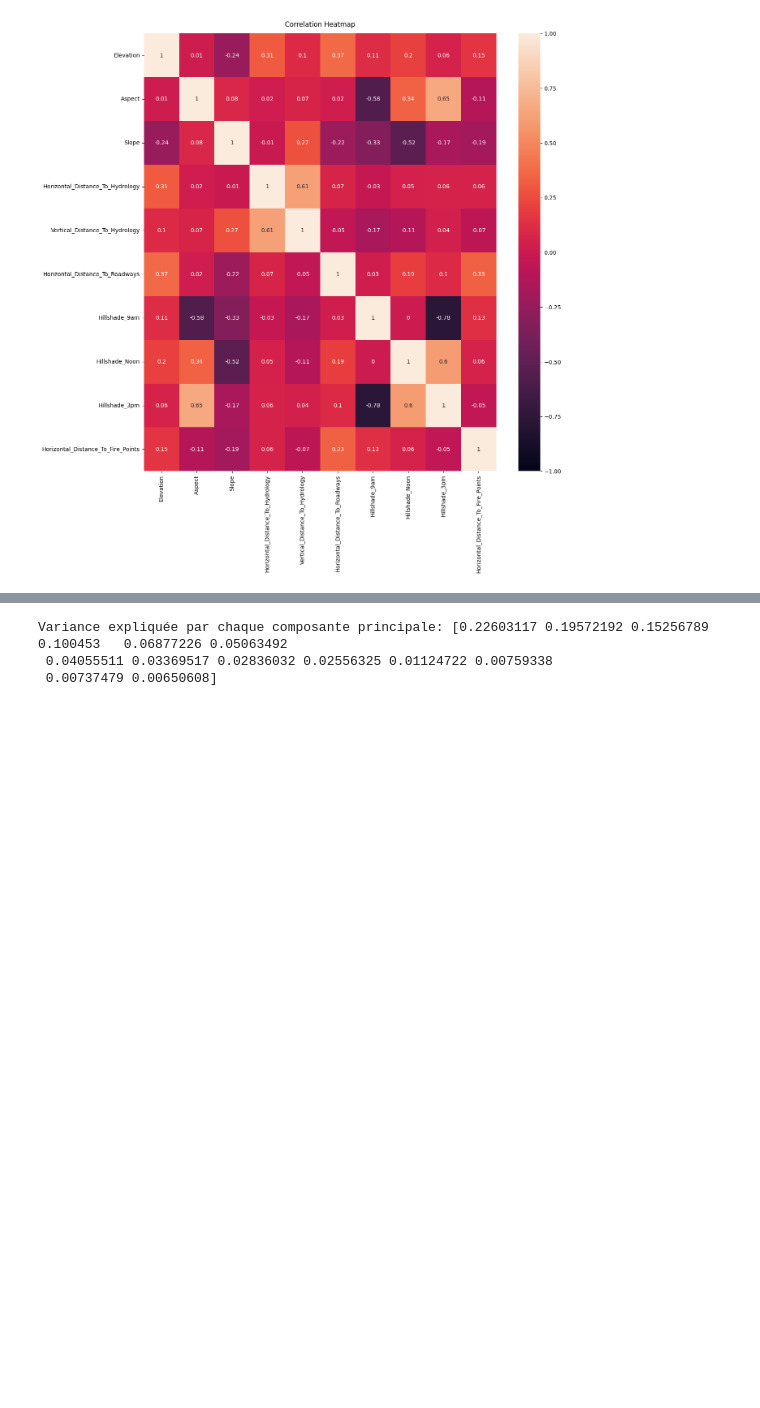
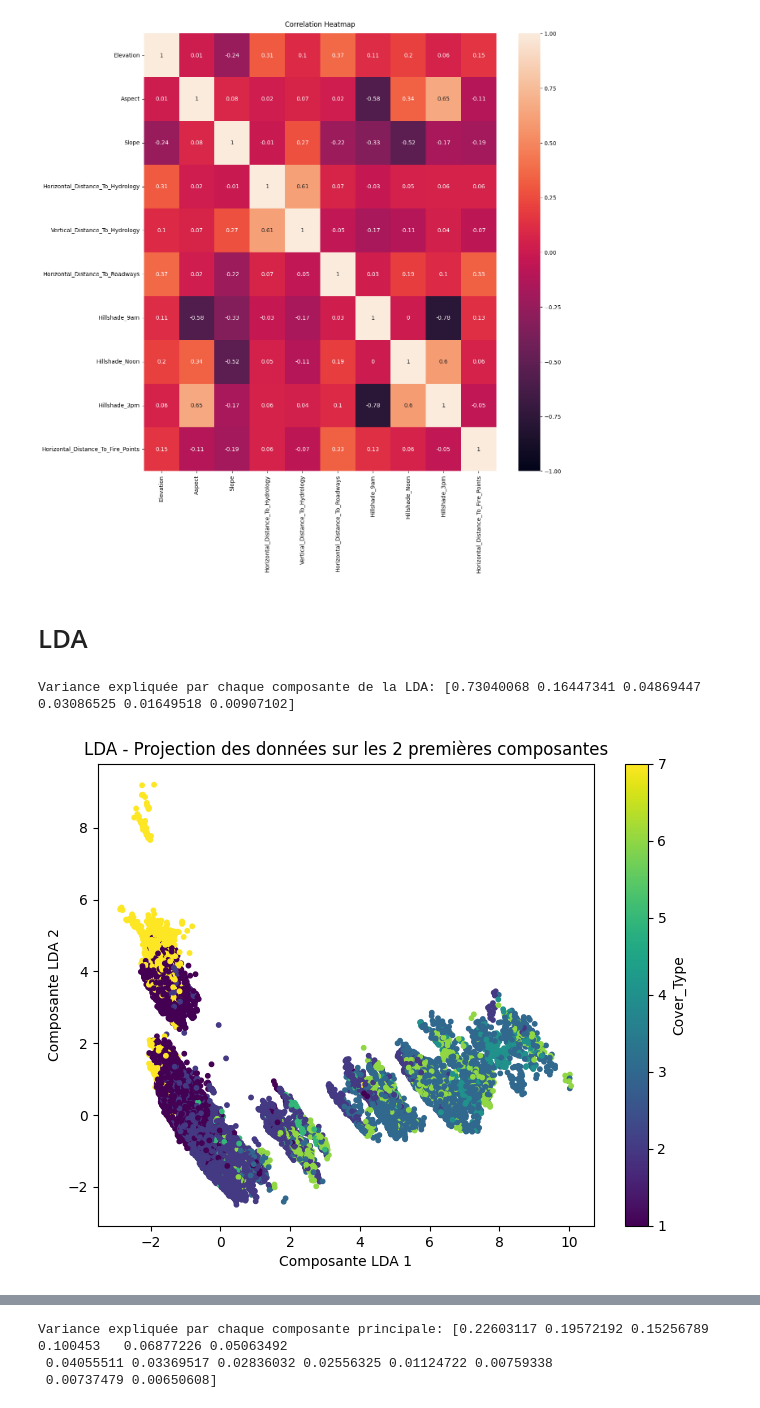
Before and after one commit to raphbrd/M2-data-challenge, a Jupyter notebook: TP_classification-1.ipynb, the cells around one changed output, grey strips where cells are left out. Drawn from its saved outputs; the diff is of its cells as text; code cells hidden in the pictures; blank space fills up the shorter version.

```diff
--- a/TP_classification-1.ipynb
+++ b/TP_classification-1.ipynb
@@ -14,6 +14,7 @@ from sklearn.metrics import accuracy_score, classification_report, confusion_mat
 from sklearn.ensemble import RandomForestClassifier
 # %%
 df_train = pd.read_csv('./data/forest-cover-type/train.csv', index_col=0 )
+X_test = pd.read_csv('./data/forest-cover-type/test.csv', index_col=0 )
 # %%
 df_train
 # %% [output]
@@ -76,7 +77,7 @@ X = df_train.drop(columns=['Cover_Type'])
 y = df_train['Cover_Type']
 # %%
 # divise les données
-X_train, X_test, y_train, y_test = train_test_split(X, y, test_size=0.25, random_state=42)
+X_train, X_val, y_train, y_val = train_test_split(X, y, test_size=0.25, random_state=42)
 # %%
 
 columns_to_keep = ['Wilderness_Area1',
@@ -94,11 +95,43 @@ columns_to_keep = ['Wilderness_Area1',
 columns_to_norm = [col for col in X.columns if col not in columns_to_keep]
 
 X_train_scaled = X_train.copy()
+X_val_scaled = X_val.copy()
 X_test_scaled = X_test.copy()
 
 scaler = StandardScaler()
 # Normalisation sur l'ensemble d'entraînement
 X_train_scaled[columns_to_norm] = scaler.fit_transform(X_train[columns_to_norm])
 
-# Appliquer la même transformation sur l'ensemble de test
+# Appliquer la même transformation sur l'ensemble de validation
+X_val_scaled[columns_to_norm] = scaler.transform(X_val[columns_to_norm])
+
+
+#données test
 X_test_scaled[columns_to_norm] = scaler.transform(X_test[columns_to_norm])
+# %% [markdown]
+# LDA
+# %%
+# appliquer lda
+from sklearn.discriminant_analysis import LinearDiscriminantAnalysis as LDA
+# initialize the LDA
+lda = LDA()
+X_train_lda = lda.fit_transform(X_train_scaled, y_train)
+X_val_lda = lda.transform(X_val_scaled)
+
+# données test
+X_test_lda = lda.transform(X_test_scaled)
+
+# Afficher la variance expliquée par chaque composante de la LDA
+print(f"Variance expliquée par chaque composante de la LDA: {lda.explained_variance_ratio_}")
+
+# Visualiser les résultats de la LDA
+plt.figure(figsize=(8, 6))
+plt.scatter(X_train_lda[:, 0], X_train_lda[:, 1], c=y_train, cmap='viridis', s=10)
+plt.title('LDA - Projection des données sur les 2 premières composantes')
+plt.xlabel('Composante LDA 1')
+plt.ylabel('Composante LDA 2')
+plt.colorbar(label='Cover_Type')
+plt.show()
+# %% [output]
+Variance expliquée par chaque composante de la LDA: [0.73040068 0.16447341 0.04869447 0.03086525 0.01649518 0.00907102]
+[figure, added]
```
Also changed, not shown: parts of 10 cells of this notebook.
